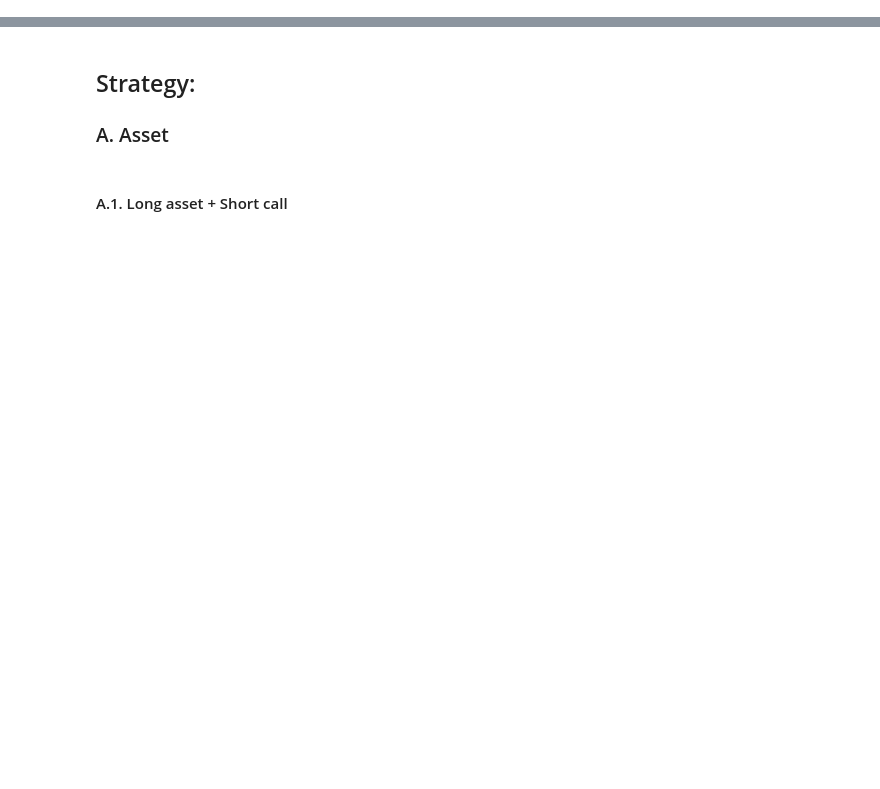
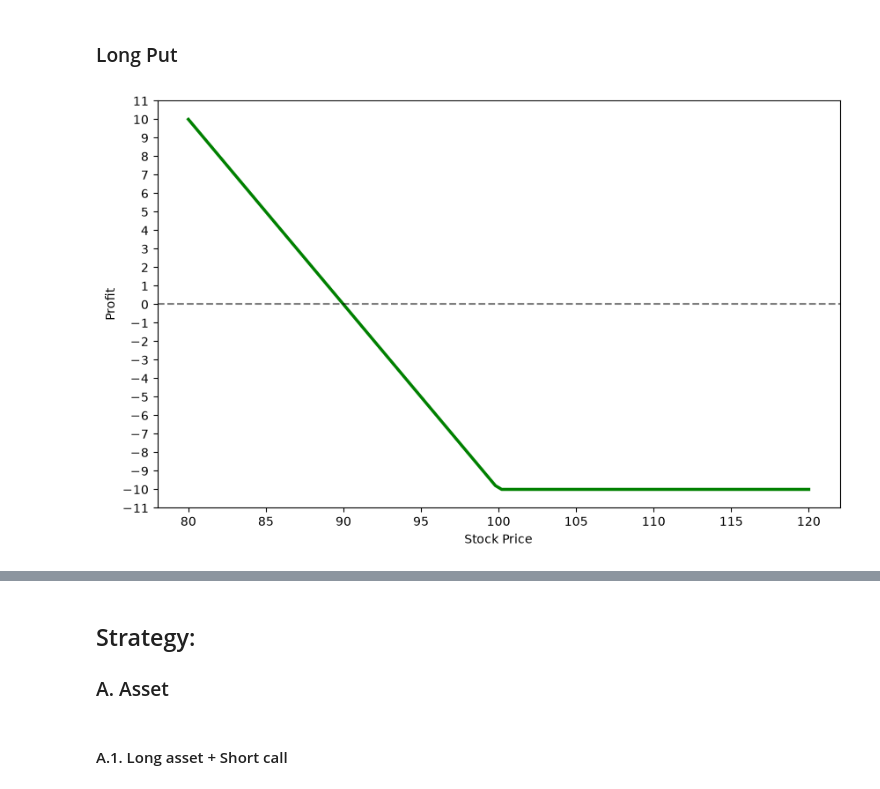
Before and after one commit to rizkihalasan/options, a Jupyter notebook: payoff/options_strategy.ipynb, the cells around one changed output, grey strips where cells are left out. Cells and saved outputs as stored; diff of their text form; code cells hidden in the pictures; blank space fills up the shorter version.

```diff
--- a/payoff/options_strategy.ipynb
+++ b/payoff/options_strategy.ipynb
@@ -17,0 +43,13 @@ s.calculate_profit()
+# %% [markdown]
+### Long Put
+# %%
+u = Underlying(current_price=100, predicted_price=100, position='long')
+
+options1 = Option('put', 'long', 100, 10, 'Mar 26', 1, u, quantity=1)
+
+options = [options1]
+s = Strategy(options, None)
+
+s.calculate_profit()
+# %% [output]
+[figure, added]
```
Also changed, not shown: parts of 8 cells of this notebook, 5 other files.
